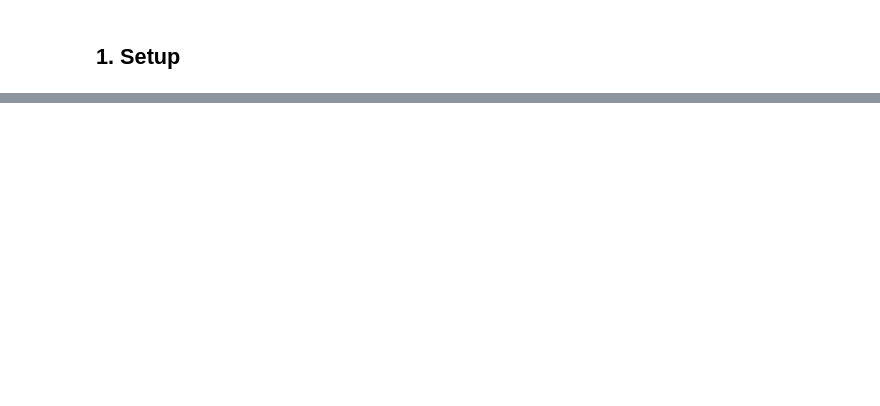
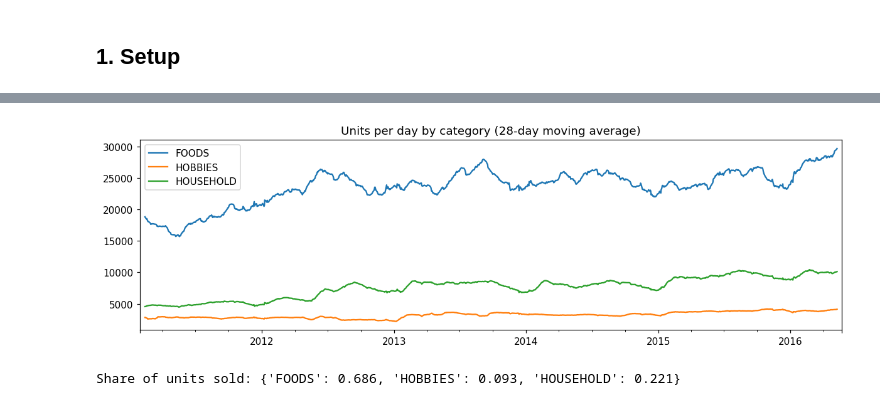
Before and after one commit to CarlosAdolfoPeralta/project_forecasting_walmart, a Jupyter notebook: notebooks/01_exploracion.ipynb, the cells around one changed output, grey strips where cells are left out. Cells and saved outputs as stored; diff of their text form; code cells hidden in the pictures; blank space fills up the shorter version.

```diff
--- a/notebooks/01_exploracion.ipynb
+++ b/notebooks/01_exploracion.ipynb
@@ -450,0 +121,15 @@ Los dos errores se reportan juntos porque se complementan: el RMSSE penaliza má
+# %%
+por_categoria = pd.DataFrame(
+    {cat: Y[(ventas["cat_id"] == cat).to_numpy()].sum(axis=0) for cat in sorted(ventas["cat_id"].unique())},
+    index=fechas_d,
+)
+ax = por_categoria.rolling(28, center=True).mean().plot(figsize=(11, 3.5))
+ax.set_title("Units per day by category (28-day moving average)")
+plt.tight_layout()
+plt.show()
+
+participacion = (por_categoria.sum() / por_categoria.sum().sum()).round(3)
+print("Share of units sold:", participacion.to_dict())
+# %% [output]
+[figure, added]
+Share of units sold: {'FOODS': 0.686, 'HOBBIES': 0.093, 'HOUSEHOLD': 0.221}
```
Also changed, not shown: parts of 55 cells of this notebook, 12 other files.
